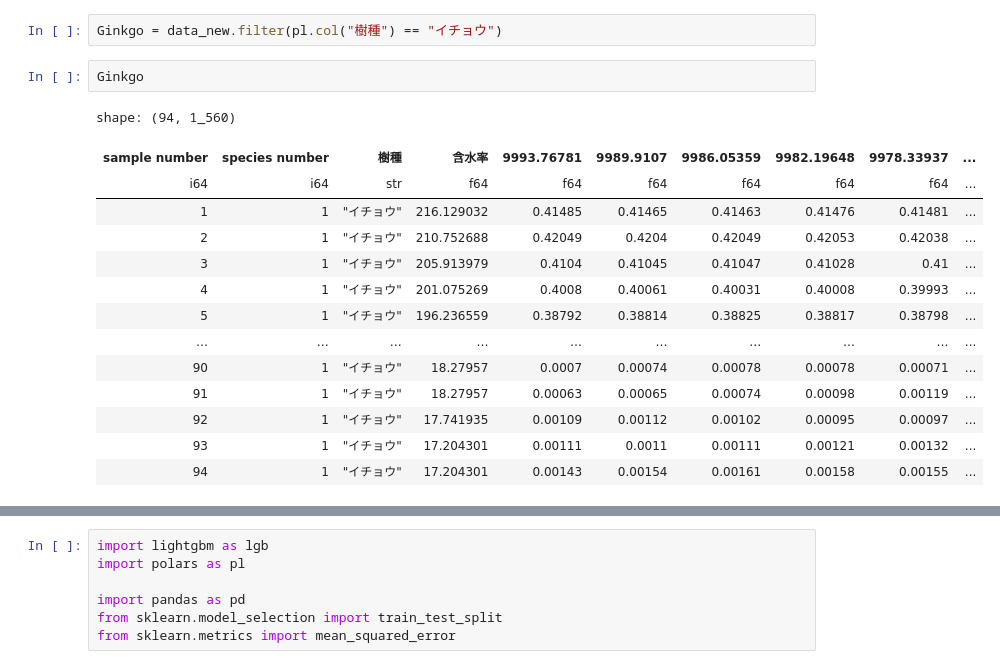
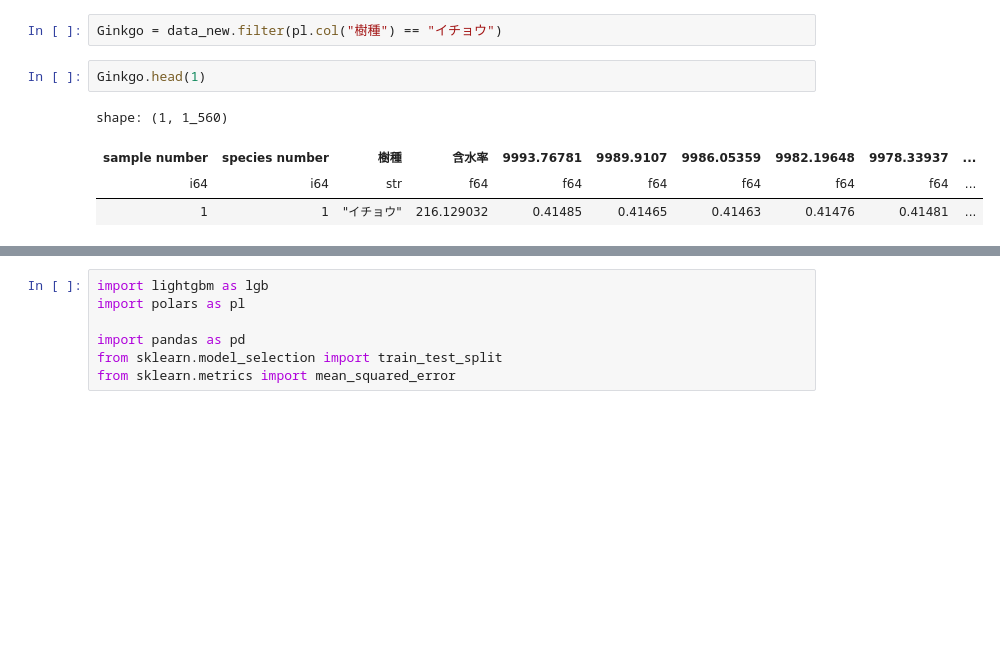
Before and after one commit to natsukacha/timber, a Jupyter notebook: work/lgb-1.ipynb, the cells around one changed output, grey strips where cells are left out. Drawn from its saved outputs; the diff is of its cells as text; blank space fills up the shorter version.

```diff
--- a/work/lgb-1.ipynb
+++ b/work/lgb-1.ipynb
@@ -42,19 +42,9 @@ shape: (1_322, 1_560)
 # %%
 Ginkgo = data_new.filter(pl.col("樹種") == "イチョウ")
 # %%
-Ginkgo
+Ginkgo.head(1)
 # %% [output]
-shape: (94, 1_560)
+shape: (1, 1_560)
 | sample number | species number | 樹種 | 含水率 | 9993.76781 | 9989.9107 | 9986.05359 | 9982.19648 | 9978.33937 | ... |
 | i64 | i64 | str | f64 | f64 | f64 | f64 | f64 | f64 | ... |
 | 1 | 1 | "イチョウ" | 216.129032 | 0.41485 | 0.41465 | 0.41463 | 0.41476 | 0.41481 | ... |
-| 2 | 1 | "イチョウ" | 210.752688 | 0.42049 | 0.4204 | 0.42049 | 0.42053 | 0.42038 | ... |
-| 3 | 1 | "イチョウ" | 205.913979 | 0.4104 | 0.41045 | 0.41047 | 0.41028 | 0.41 | ... |
-| 4 | 1 | "イチョウ" | 201.075269 | 0.4008 | 0.40061 | 0.40031 | 0.40008 | 0.39993 | ... |
-| 5 | 1 | "イチョウ" | 196.236559 | 0.38792 | 0.38814 | 0.38825 | 0.38817 | 0.38798 | ... |
-| … | … | … | … | … | … | … | … | … | ... |
-| 90 | 1 | "イチョウ" | 18.27957 | 0.0007 | 0.00074 | 0.00078 | 0.00078 | 0.00071 | ... |
-| 91 | 1 | "イチョウ" | 18.27957 | 0.00063 | 0.00065 | 0.00074 | 0.00098 | 0.00119 | ... |
-| 92 | 1 | "イチョウ" | 17.741935 | 0.00109 | 0.00112 | 0.00102 | 0.00095 | 0.00097 | ... |
-| 93 | 1 | "イチョウ" | 17.204301 | 0.00111 | 0.0011 | 0.00111 | 0.00121 | 0.00132 | ... |
-| 94 | 1 | "イチョウ" | 17.204301 | 0.00143 | 0.00154 | 0.00161 | 0.00158 | 0.00155 | ... |
```
Also changed, not shown: parts of 9 cells of this notebook, 5 other files.
